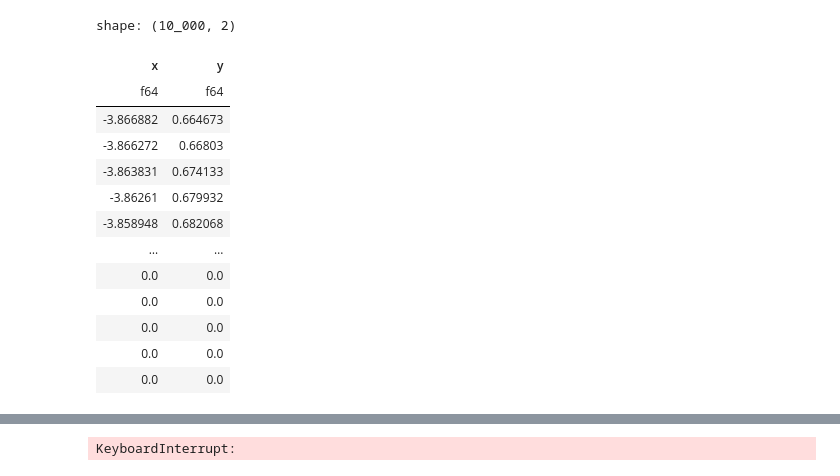
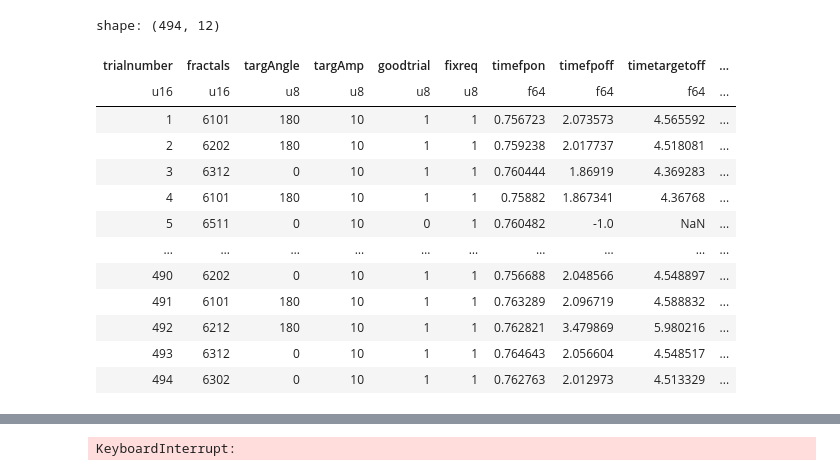
Before and after one commit to schlich/vns, a Jupyter notebook: playground.ipynb, the cells around one changed output, grey strips where cells are left out. Drawn from its saved outputs; the diff is of its cells as text; code cells hidden in the pictures.

Commit message:
parquet

```diff
--- a/playground.ipynb
+++ b/playground.ipynb
@@ -17,33 +105,20 @@ experiment = Experiment(
         for session in experiment_dir.glob("*.mat")
     ],
 )
-# %%
-from pathlib import Path
-
-import polars as pl
-import scipy
-from vns import mat2parquet
-
-pl.DataFrame(
-    scipy.io.loadmat(
-        "data/BFINAC_VNS/BFnovelinac_31_01_2019_16_11.mat",
-        squeeze_me=True,
-    )["PDS"]["EyeJoy"]
-    .item()[0]
-    .T,
-).rename({"column_0": "x", "column_1": "y"}).select(["x", "y"])
-# %% [output]
-shape: (10_000, 2)
-| x | y |
-| f64 | f64 |
-| -3.866882 | 0.664673 |
-| -3.866272 | 0.66803 |
-| -3.863831 | 0.674133 |
-| -3.86261 | 0.679932 |
-| -3.858948 | 0.682068 |
-| … | … |
-| 0.0 | 0.0 |
-| 0.0 | 0.0 |
-| 0.0 | 0.0 |
-| 0.0 | 0.0 |
-| 0.0 | 0.0 |
+# %%
+Session(path=Path("data/BFINAC_VNS/BFnovelinac_31_01_2019_16_11")).get_trials()
+# %% [output]
+shape: (494, 12)
+| trialnumber | fractals | targAngle | targAmp | goodtrial | fixreq | timefpon | timefpoff | timetargetoff | ... |
+| u16 | u16 | u8 | u8 | u8 | u8 | f64 | f64 | f64 | ... |
+| 1 | 6101 | 180 | 10 | 1 | 1 | 0.756723 | 2.073573 | 4.565592 | ... |
+| 2 | 6202 | 180 | 10 | 1 | 1 | 0.759238 | 2.017737 | 4.518081 | ... |
+| 3 | 6312 | 0 | 10 | 1 | 1 | 0.760444 | 1.86919 | 4.369283 | ... |
+| 4 | 6101 | 180 | 10 | 1 | 1 | 0.75882 | 1.867341 | 4.36768 | ... |
+| 5 | 6511 | 0 | 10 | 0 | 1 | 0.760482 | -1.0 | NaN | ... |
+| … | … | … | … | … | … | … | … | … | ... |
+| 490 | 6202 | 0 | 10 | 1 | 1 | 0.756688 | 2.048566 | 4.548897 | ... |
+| 491 | 6101 | 180 | 10 | 1 | 1 | 0.763289 | 2.096719 | 4.588832 | ... |
+| 492 | 6212 | 180 | 10 | 1 | 1 | 0.762821 | 3.479869 | 5.980216 | ... |
+| 493 | 6312 | 0 | 10 | 1 | 1 | 0.764643 | 2.056604 | 4.548517 | ... |
+| 494 | 6302 | 0 | 10 | 1 | 1 | 0.762763 | 2.012973 | 4.513329 | ... |
```
Also changed, not shown: parts of 13 cells of this notebook, 6 other files.
